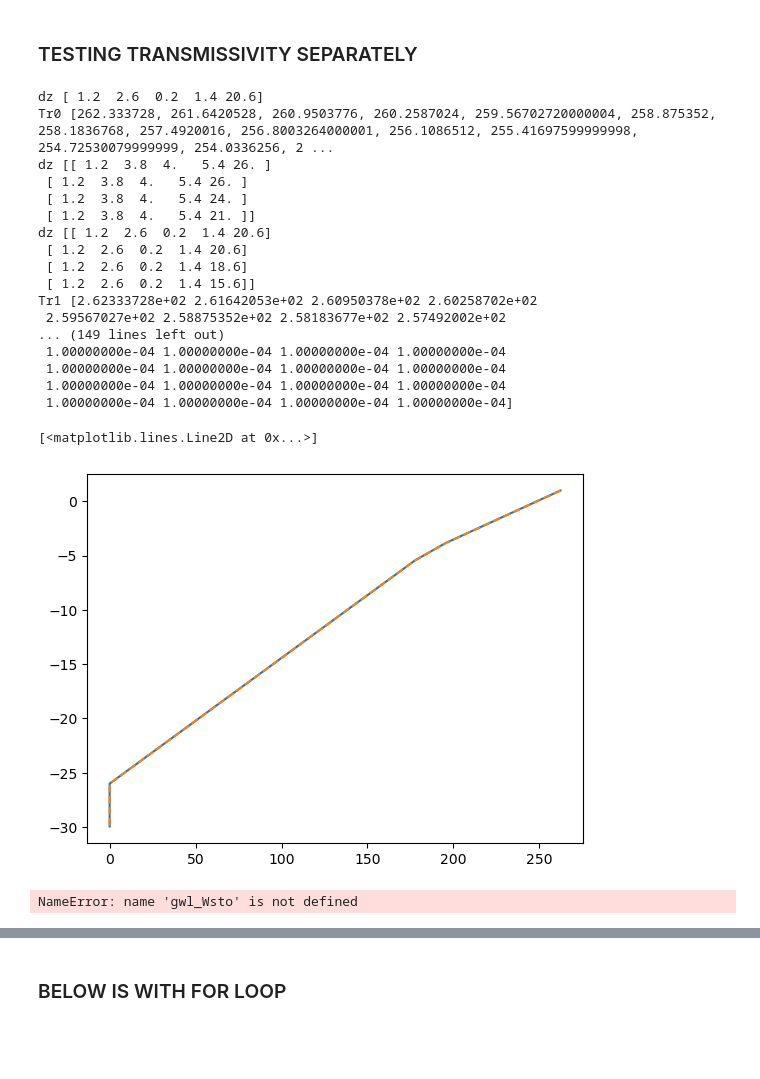
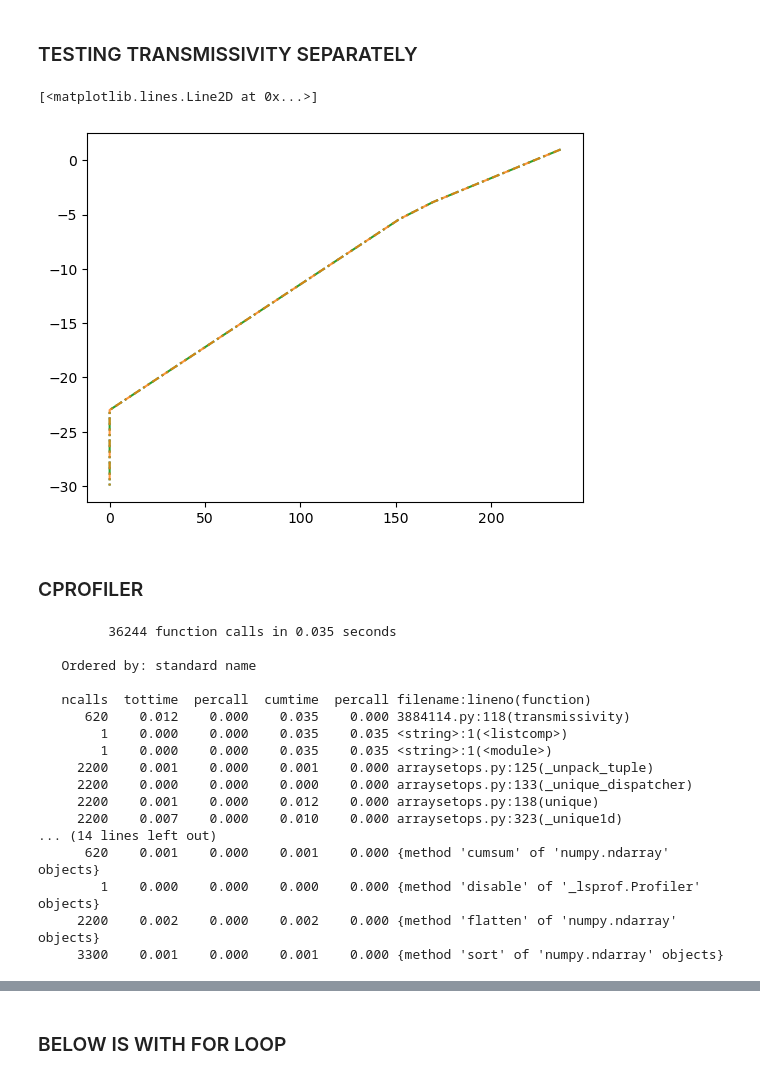
Before and after one commit to jpnousu/SpaFHy_v2.0, a Jupyter notebook: testing_pFs.ipynb, the cells around one changed output, grey strips where cells are left out. Saved outputs shown, nothing was run; the diff lists cells and outputs as text; code cells hidden in the pictures; blank space fills up the shorter version.

```diff
--- a/testing_pFs.ipynb
+++ b/testing_pFs.ipynb
@@ -59,7 +20,7 @@ for key, value in deepp.items():
     max_nlyrs = max(max_nlyrs, nlyrs)
 
 # 2D array size!
-shape = (400, 400)
+shape = (10, 10)
 deep_id = np.random.randint(1, 2, size=shape)
 deep_z = np.random.randint(-30, -20, size=shape)
 gridshape = np.ones(shape=deep_id.shape)
@@ -72,11 +33,6 @@ deep_z_f = deep_z.flatten()
 deep_zs = np.full((len(deep_id_f), max_nlyrs), np.nan)
 deep_ksats = np.full((len(deep_id_f), max_nlyrs), np.nan)
 deep_pFs = np.empty(len(deep_id_f), dtype=object)
-# below if pFs need to separated to each param
-#deep_ThetaS = np.full((len(deep_id_f), max_nlyrs), np.nan)
-#deep_ThetaR = np.full((len(deep_id_f), max_nlyrs), np.nan)
-#deep_n = np.full((len(deep_id_f), max_nlyrs), np.nan)
-#deep_alpha = np.full((len(deep_id_f), max_nlyrs), np.nan)
 # interpolation functions
 deep_ifs = np.empty(shape=[len(deep_id_f)], dtype=object)
 deep_ifs_root = np.empty(shape=[len(deep_id_f)], dtype=object)
@@ -94,9 +50,8 @@ for key, value in deepp.items():
         nlyrs = len(value['deep_z'])
         deep_zs[mask, :nlyrs] = value['deep_z']
         deep_zs[mask, nlyrs - 1] = deep_z_f[mask]  # Replace last layer
-        #deep_ThetaS[mask, :nlyrs] = value['pF']['ThetaS']
-        #deep_ThetaR[mask, :nlyrs] = value['pF']['ThetaR']
-        #deep_n[mask, :nlyrs] = value['pF']['n']
-        #deep_alpha[mask, :nlyrs] = value['pF']['alpha']
         deep_ksats[mask, :nlyrs] = value['deep_ksat']
         deep_pFs[mask] = value['pF']
+print('deep_zs', deep_zs)
+print('deep_pFs', deep_pFs)
+print('deep_ksats', deep_ksats)
@@ -646,42 +904,54 @@ Wsto_deep [[11.6641     11.6541     11.6441     ...  5.88559393  5.88485375
 # %%
 gwl = np.arange(1, -30, -0.05)
 #gwl = np.array([-30])
 z = deep_zs[0]
 dz = abs(z)
 dz[1:] = z[:-1] - z[1:] # profile depths into profile thicknesses
 Tr0 = [transmissivity(dz, deep_ksats[0], g) * 86400. for g in gwl]  # [m2 d-1]
 plt.figure(1)
-plt.plot(Tr0, gwl)
+plt.plot(Tr0, gwl, alpha=0.7, linestyle=':', color='tab:blue')
 
 #gwl = np.arange(1, -30, -0.05).reshape(1, -1)
 z = deep_zs
 dz = abs(z)
 dz = np.hstack((dz[:, :1], np.diff(dz, axis=1)))
 
 Tr1 = np.stack([transmissivity_vectorized(dz, deep_ksats, g) * 86400. for g in gwl]).T
-plt.plot(Tr1[0], gwl, linestyle='--')
+plt.plot(Tr1[0], gwl, linestyle='-.', color='tab:green', alpha=1.0)
+
+z = deep_zs
+dz = abs(z)
+dz = np.hstack((dz[:, :1], np.diff(dz, axis=1)))
+
+Tr1 = transmissivity_vectorized_2(dz, deep_ksats, gwl) * 86400  # Shape: (n_cells, n_gwl)
+plt.plot(Tr1[0], gwl, linestyle='--', color='tab:orange', alpha=0.8)
 # %% [output]
-dz [ 1.2  2.6  0.2  1.4 20.6]
-Tr0 [262.333728, 261.6420528, 260.9503776, 260.2587024, 259.56702720000004, 258.875352, 258.1836768, 257.4920016, 256.8003264000001, 256.1086512, 255.41697599999998, 254.72530079999999, 254.0336256, 2 ...
-dz [[ 1.2  3.8  4.   5.4 26. ]
- [ 1.2  3.8  4.   5.4 26. ]
- [ 1.2  3.8  4.   5.4 24. ]
- [ 1.2  3.8  4.   5.4 21. ]]
-dz [[ 1.2  2.6  0.2  1.4 20.6]
- [ 1.2  2.6  0.2  1.4 20.6]
- [ 1.2  2.6  0.2  1.4 18.6]
- [ 1.2  2.6  0.2  1.4 15.6]]
-Tr1 [2.62333728e+02 2.61642053e+02 2.60950378e+02 2.60258702e+02
- 2.59567027e+02 2.58875352e+02 2.58183677e+02 2.57492002e+02
-... (149 lines left out)
- 1.00000000e-04 1.00000000e-04 1.00000000e-04 1.00000000e-04
- 1.00000000e-04 1.00000000e-04 1.00000000e-04 1.00000000e-04
- 1.00000000e-04 1.00000000e-04 1.00000000e-04 1.00000000e-04
- 1.00000000e-04 1.00000000e-04 1.00000000e-04 1.00000000e-04]
+[<matplotlib.lines.Line2D at 0x...>]
-[<matplotlib.lines.Line2D at 0x...>]
-[figure, old version]
+[figure, new version]
-# %%
-ifs = gwl_Wsto(deep_zs, deep_pFs, deep_ksats)
-#wtso_to_gwl = ifs['to_gwl']
-# %% [output]
-NameError: name 'gwl_Wsto' is not defined
+# %% [markdown]
+### CPROFILER
+# %%
+gwl = np.arange(1, -30, -0.05)
+#gwl = np.array([-30])
+z = deep_zs[0]
+dz = abs(z)
+dz[1:] = z[:-1] - z[1:] # profile depths into profile thicknesses
+cProfile.run('[transmissivity(dz, deep_ksats[0], g) * 86400. for g in gwl]')  # [m2 d-1]
+# %% [output]
+         36244 function calls in 0.035 seconds
+
+   Ordered by: standard name
+
+   ncalls  tottime  percall  cumtime  percall filename:lineno(function)
+      620    0.012    0.000    0.035    0.000 3884114.py:118(transmissivity)
+        1    0.000    0.000    0.035    0.035 <string>:1(<listcomp>)
+        1    0.000    0.000    0.035    0.035 <string>:1(<module>)
+     2200    0.001    0.000    0.001    0.000 arraysetops.py:125(_unpack_tuple)
+     2200    0.000    0.000    0.000    0.000 arraysetops.py:133(_unique_dispatcher)
+     2200    0.001    0.000    0.012    0.000 arraysetops.py:138(unique)
+     2200    0.007    0.000    0.010    0.000 arraysetops.py:323(_unique1d)
+... (14 lines left out)
+      620    0.001    0.000    0.001    0.000 {method 'cumsum' of 'numpy.ndarray' objects}
+        1    0.000    0.000    0.000    0.000 {method 'disable' of '_lsprof.Profiler' objects}
+     2200    0.002    0.000    0.002    0.000 {method 'flatten' of 'numpy.ndarray' objects}
+     3300    0.001    0.000    0.001    0.000 {method 'sort' of 'numpy.ndarray' objects}
```
Also changed, not shown: parts of 27 cells of this notebook, 3 other files.
